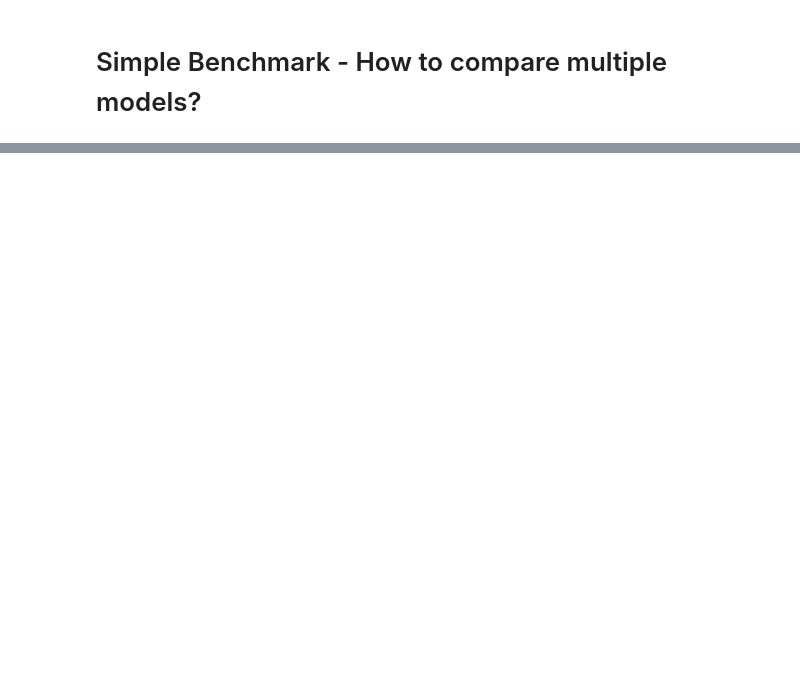
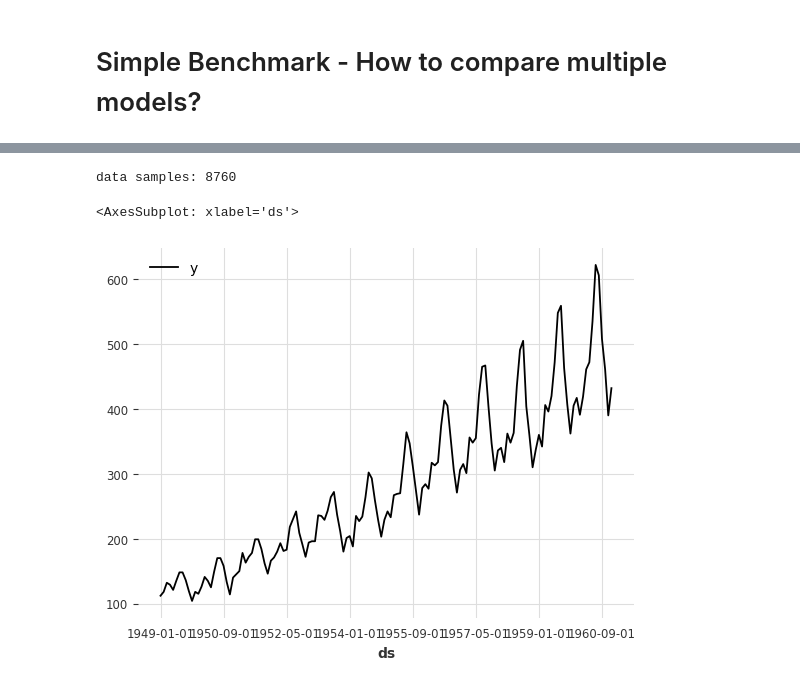
Before and after one commit to ourownstory/test-of-time, a Jupyter notebook: tutorials/SimpleBenchmark.ipynb, the cells around one changed output, grey strips where cells are left out. Saved outputs shown, nothing was run; the diff lists cells and outputs as text; code cells hidden in the pictures; blank space fills up the shorter version.

```diff
--- a/tutorials/SimpleBenchmark.ipynb
+++ b/tutorials/SimpleBenchmark.ipynb
@@ -39,0 +38,5 @@ air_passengers_df.plot(x='ds', rot=45)
+# %%
+data_location = "https://raw.githubusercontent.com/ourownstory/neuralprophet-data/main/datasets/"
+df_air_passengers = pd.read_csv(data_location + "air_passengers.csv")
+df_sf_load= pd.read_csv(data_location + "energy/SF_hospital_load.csv")
+df_energy= pd.read_csv(data_location + "../kaggle-energy/datasets/tutorial01-full.csv")
@@ -39,0 +47,7 @@ air_passengers_df.plot(x='ds', rot=45)
+# %%
+print('data samples:', df_sf_load.shape[0])
+df_air_passengers.plot(x='ds', y='y')
+# %% [output]
+data samples: 8760
+<AxesSubplot: xlabel='ds'>
+[figure, added]
```
Also changed, not shown: parts of 113 cells of this notebook.
